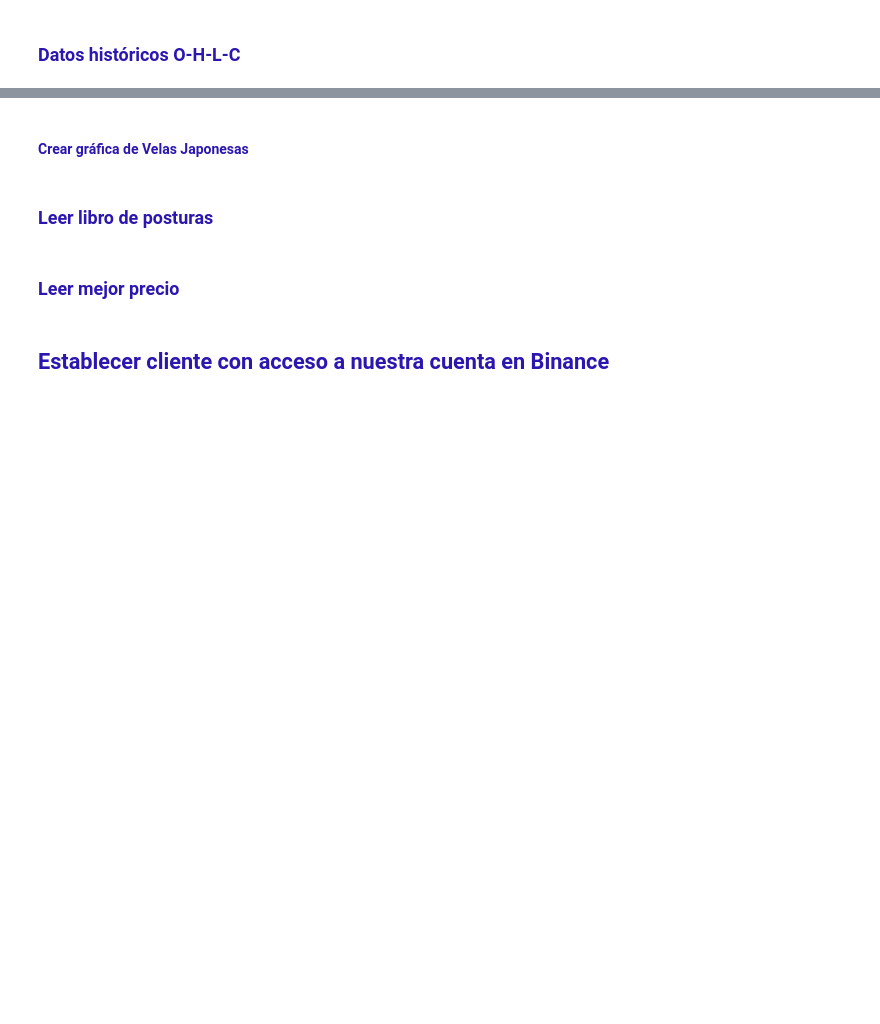
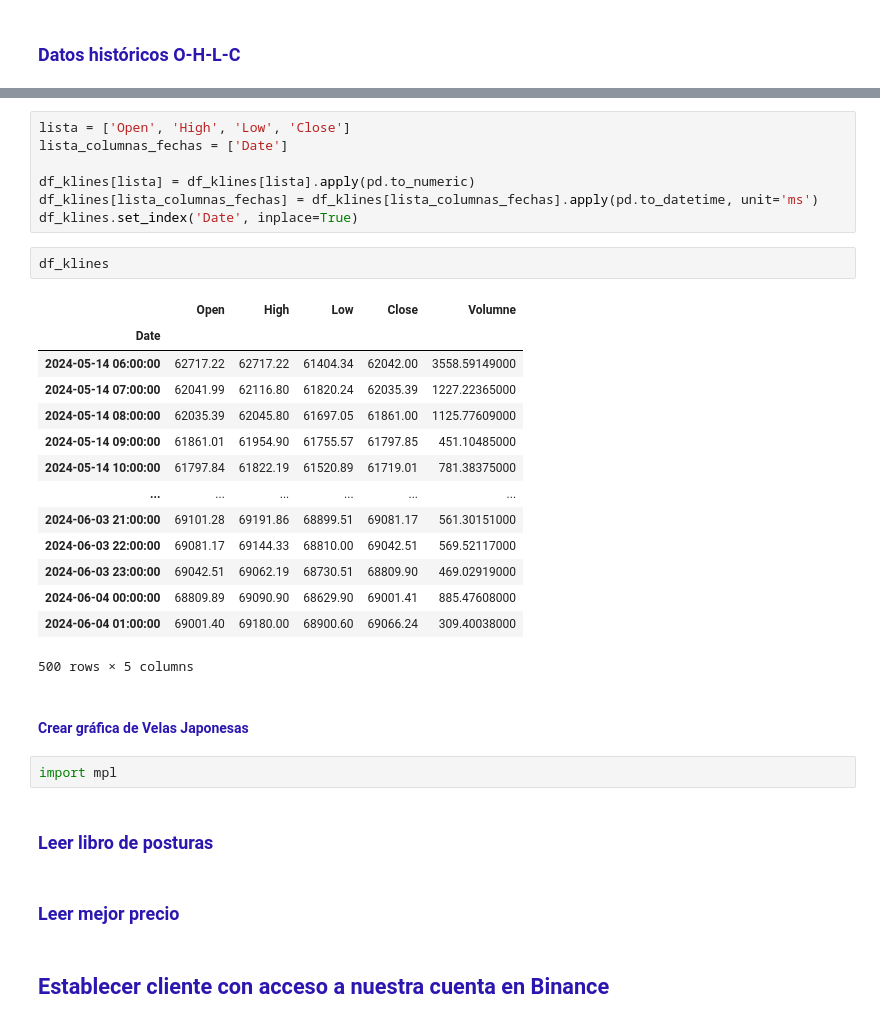
Before and after one commit to carlosdeoncedos/CienciasDatosFinanzas2024_05, a Jupyter notebook: sesion8.ipynb, the cells around one changed output, grey strips where cells are left out. Cells and saved outputs as stored; diff of their text form; blank space fills up the shorter version.

```diff
--- a/sesion8.ipynb
+++ b/sesion8.ipynb
@@ -78,5 +173,31 @@ https://api4.binance.com<br>
+# %%
+lista = ['Open', 'High', 'Low', 'Close']
+lista_columnas_fechas = ['Date']
+
+df_klines[lista] = df_klines[lista].apply(pd.to_numeric)
+df_klines[lista_columnas_fechas] = df_klines[lista_columnas_fechas].apply(pd.to_datetime, unit='ms')
+df_klines.set_index('Date', inplace=True)
+# %%
+df_klines
+# %% [output]
+|  | Open | High | Low | Close | Volumne |
+| Date |  |  |  |  |  |
+| 2024-05-14 06:00:00 | 62717.22 | 62717.22 | 61404.34 | 62042.00 | 3558.59149000 |
+| 2024-05-14 07:00:00 | 62041.99 | 62116.80 | 61820.24 | 62035.39 | 1227.22365000 |
+| 2024-05-14 08:00:00 | 62035.39 | 62045.80 | 61697.05 | 61861.00 | 1125.77609000 |
+| 2024-05-14 09:00:00 | 61861.01 | 61954.90 | 61755.57 | 61797.85 | 451.10485000 |
+| 2024-05-14 10:00:00 | 61797.84 | 61822.19 | 61520.89 | 61719.01 | 781.38375000 |
+| ... | ... | ... | ... | ... | ... |
+| 2024-06-03 21:00:00 | 69101.28 | 69191.86 | 68899.51 | 69081.17 | 561.30151000 |
+| 2024-06-03 22:00:00 | 69081.17 | 69144.33 | 68810.00 | 69042.51 | 569.52117000 |
+| 2024-06-03 23:00:00 | 69042.51 | 69062.19 | 68730.51 | 68809.90 | 469.02919000 |
+| 2024-06-04 00:00:00 | 68809.89 | 69090.90 | 68629.90 | 69001.41 | 885.47608000 |
+| 2024-06-04 01:00:00 | 69001.40 | 69180.00 | 68900.60 | 69066.24 | 309.40038000 |
+500 rows × 5 columns
 # %% [markdown]
 #### <font color='#2B17B0'>Crear gráfica de Velas Japonesas</font>
+# %%
+import mpl
 # %% [markdown]
 ### <font color='#2B17B0'>Leer libro de posturas</font>
 # %% [markdown]
```
Also changed, not shown: parts of 9 cells of this notebook.
